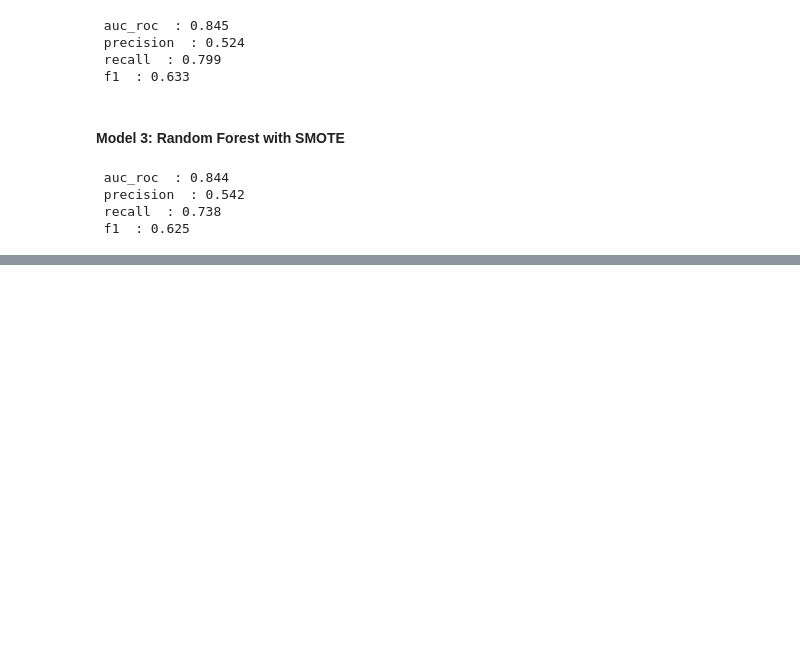
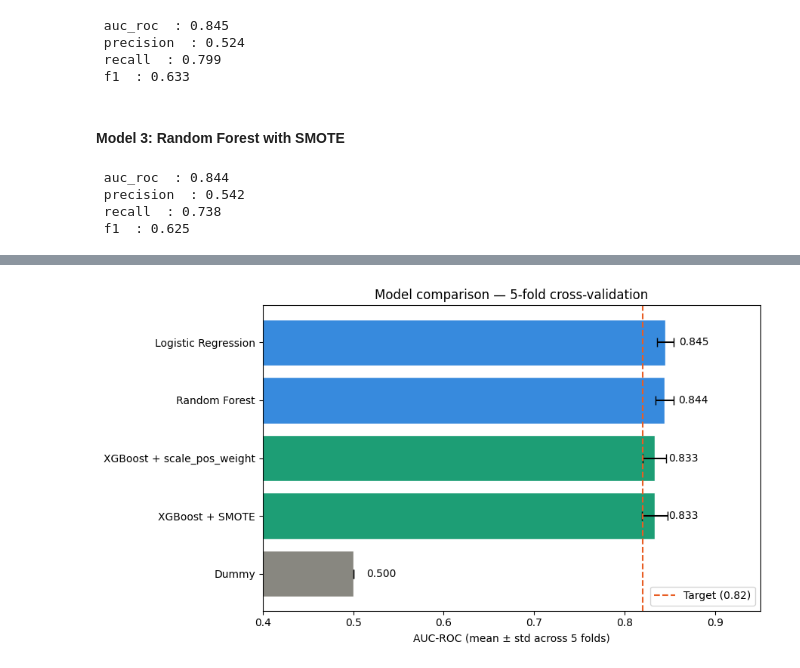
Before and after one commit to gregangel1550-del/telcom-customers-churn, a Jupyter notebook: notebooks/03_modeling.ipynb, the cells around one changed output, grey strips where cells are left out. Drawn from its saved outputs; the diff is of its cells as text; code cells hidden in the pictures; blank space fills up the shorter version.

```diff
--- a/notebooks/03_modeling.ipynb
+++ b/notebooks/03_modeling.ipynb
@@ -121,0 +187,19 @@ for metric in scoring:
+# %%
+results = {"Dummy":                  dummy_score,
+           "Logistic Regression":    logreg_scores,
+           "Random Forest":          rf_scores,
+           "XGBoost + SMOTE":        xgb_smote_scores,
+           "XGBoost + scale_pos_weight": xgb_spw_scores,}
+
+comparison_rows = []
+for model_name, scores in results.items():
+    comparison_rows.append({"Model": model_name,
+                            "AUC-ROC":  scores["test_auc_roc"].mean(),
+                            "Precision": scores["test_precision"].mean(),
+                            "Recall":    scores["test_recall"].mean(),
+                            "F1":        scores["test_f1"].mean(),
+                            "AUC-ROC std": scores["test_auc_roc"].std()})
+
+comparison_df = pd.DataFrame(comparison_rows).sort_values("AUC-ROC", ascending=False)
+comparison_df = comparison_df.round(3)
+comparison_df
@@ -121,0 +213,38 @@ for metric in scoring:
+# %%
+fig, ax = plt.subplots(figsize=(9, 5))
+
+models = comparison_df["Model"]
+auc_scores = comparison_df["AUC-ROC"]
+auc_stds = comparison_df["AUC-ROC std"]
+
+colors = ["#888780" if "Dummy" in m else "#1D9E75" if "XGBoost" in m else "#378ADD" for m in models]
+
+bars = ax.barh(models,
+               auc_scores,
+               xerr=auc_stds,
+               color=colors,
+               edgecolor="white",
+               capsize=4)
+
+ax.axvline(0.82, color="#E85D24",
+           linestyle="--",
+           linewidth=1.5,
+           label="Target (0.82)")
+ax.set_xlabel("AUC-ROC (mean ± std across 5 folds)")
+ax.set_xlim(0.4, 0.95)
+ax.set_title("Model comparison — 5-fold cross-validation")
+ax.legend(loc="lower right")
+ax.invert_yaxis()
+
+for bar, score in zip(bars, auc_scores):
+    ax.text(score + 0.015,
+            bar.get_y() + bar.get_height()/2,
+            f"{score:.3f}",
+            va="center",
+            fontsize=10)
+
+plt.tight_layout()
+plt.savefig("../docs/figures/06_model_comparison.png", bbox_inches="tight")
+plt.show()
+# %% [output]
+[figure, added]
```
Also changed, not shown: parts of 11 cells of this notebook, 29 other files.
